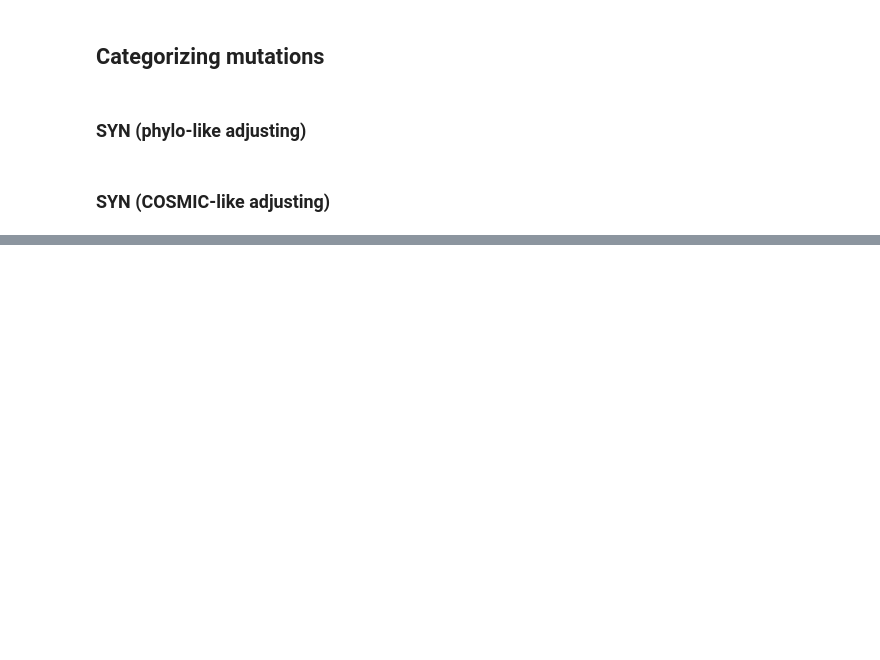
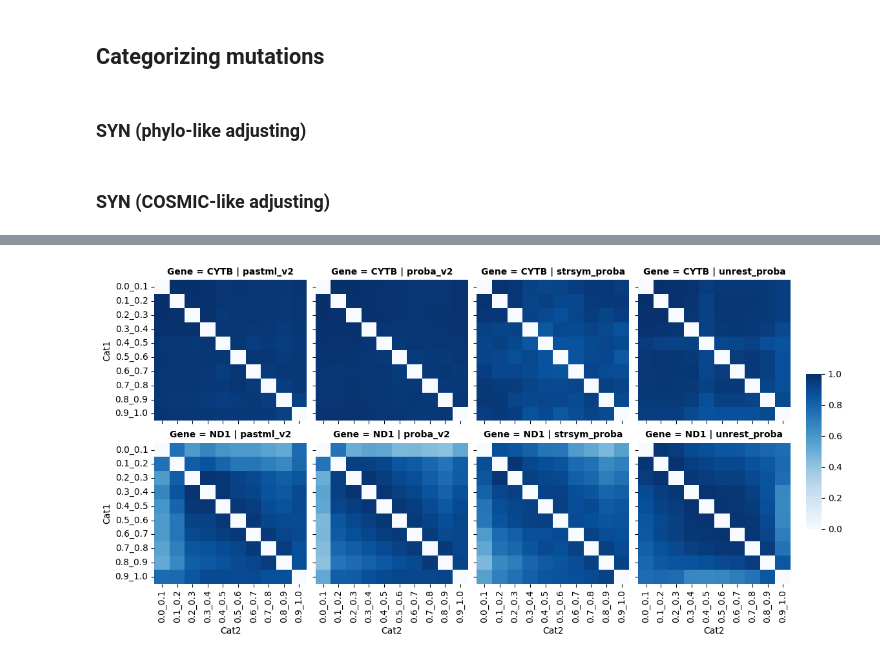
Before and after one commit to mitoclub/nemu-pipeline, a Jupyter notebook: notebooks/mammals_spectra_cats.ipynb, the cells around one changed output, grey strips where cells are left out. Cells and saved outputs as stored; diff of their text form; code cells hidden in the pictures; blank space fills up the shorter version.

```diff
--- a/notebooks/mammals_spectra_cats.ipynb
+++ b/notebooks/mammals_spectra_cats.ipynb
@@ -405,0 +566,10 @@ for apr in ms_cat_nd1_df.Aproach.unique():
+# %%
+idx = nmuts_tree.index.intersection(freqs_mean.index)
+nmuts_tree = nmuts_tree.loc[idx]
+freqs_mean = freqs_mean.loc[idx]
+
+assert (freqs_mean.columns == nmuts_tree.columns).all()
+assert (freqs_mean.index == nmuts_tree.index).all()
+
+ava_spectras = (nmuts_tree / freqs_mean).fillna(0.)
+ava_spectras = (ava_spectras.T / ava_spectras.T.sum(axis=0)).T
@@ -405,0 +578,2 @@ for apr in ms_cat_nd1_df.Aproach.unique():
+# %%
+sim_df_mean_raw = pd.DataFrame(spatial.distance.squareform(1 - spatial.distance.pdist(ava_spectras, "cosine")), index=ava_spectras.index, columns=ava_spectras.index)
@@ -405,0 +584,14 @@ for apr in ms_cat_nd1_df.Aproach.unique():
+# %%
+data = []
+for g in sim_df_mean_raw.index.levels[0]:
+    for appr in sim_df_mean_raw.index.levels[1]:
+        a = sim_df_mean_raw.loc[(g, appr), (g, appr)]
+        a.index.rename("Cat1", inplace=True)
+        a.columns.rename("Cat2", inplace=True)
+        a = a.stack().rename("Sim").reset_index()
+        a["Gene"] = g
+        a["Approach"] = appr
+        data.append(a)
+
+sim_df_mean = pd.concat(data)
+sim_df_mean.head()
@@ -405,0 +605,19 @@ for apr in ms_cat_nd1_df.Aproach.unique():
+# %%
+def facet_heatmap(data, color, **kws):
+    data = data.pivot(index="Cat1", columns='Cat2', values='Sim')
+    sns.heatmap(data, cmap='Blues', **kws)  # <-- Pass kwargs to heatmap
+
+with sns.plotting_context(font_scale=5.5):
+    g = sns.FacetGrid(sim_df_mean, row="Gene", col="Approach", size=3, aspect=1)
+
+cbar_ax = g.fig.add_axes([.92, .3, .02, .4])  # <-- Create a colorbar axes
+
+g = g.map_dataframe(facet_heatmap,
+                    cbar_ax=cbar_ax,
+                    vmin=0, vmax=1, )  # <-- Specify the colorbar axes and limits
+
+g.set_titles(col_template="{col_name}", fontweight='bold', size=10)
+g.fig.subplots_adjust(right=.9)  # <-- Add space so the colorbar doesn't overlap the plot
+plt.show()
+# %% [output]
+[figure, added]
```
Also changed, not shown: parts of 20 cells of this notebook.
